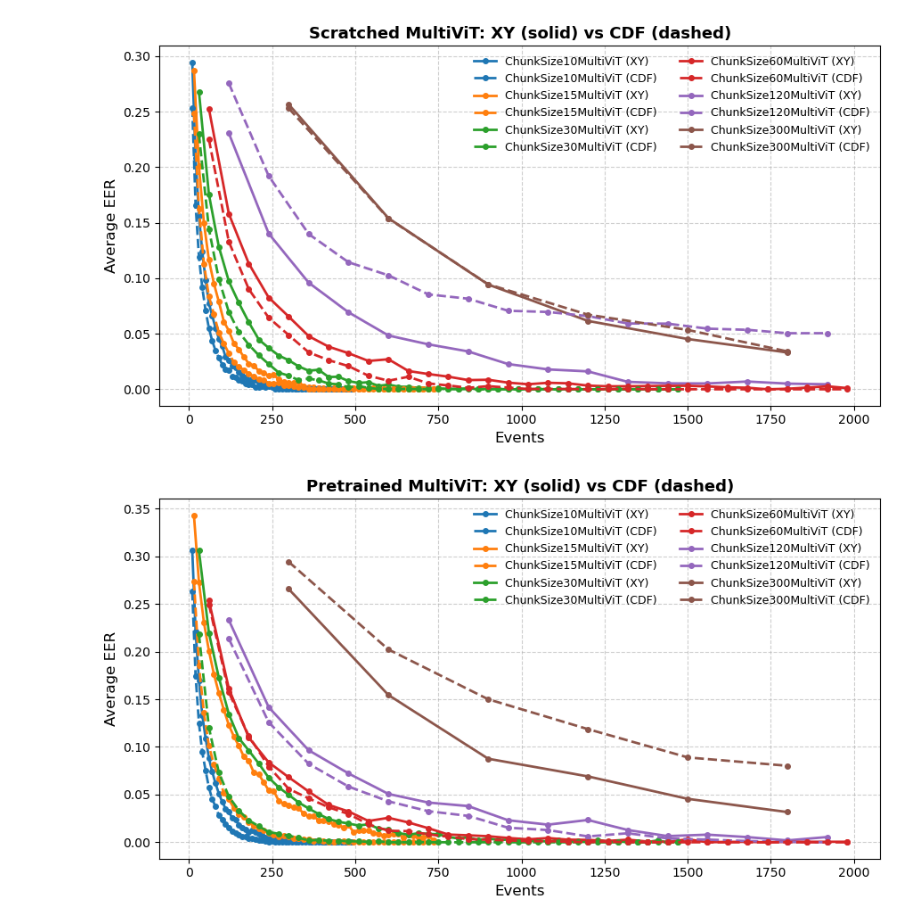
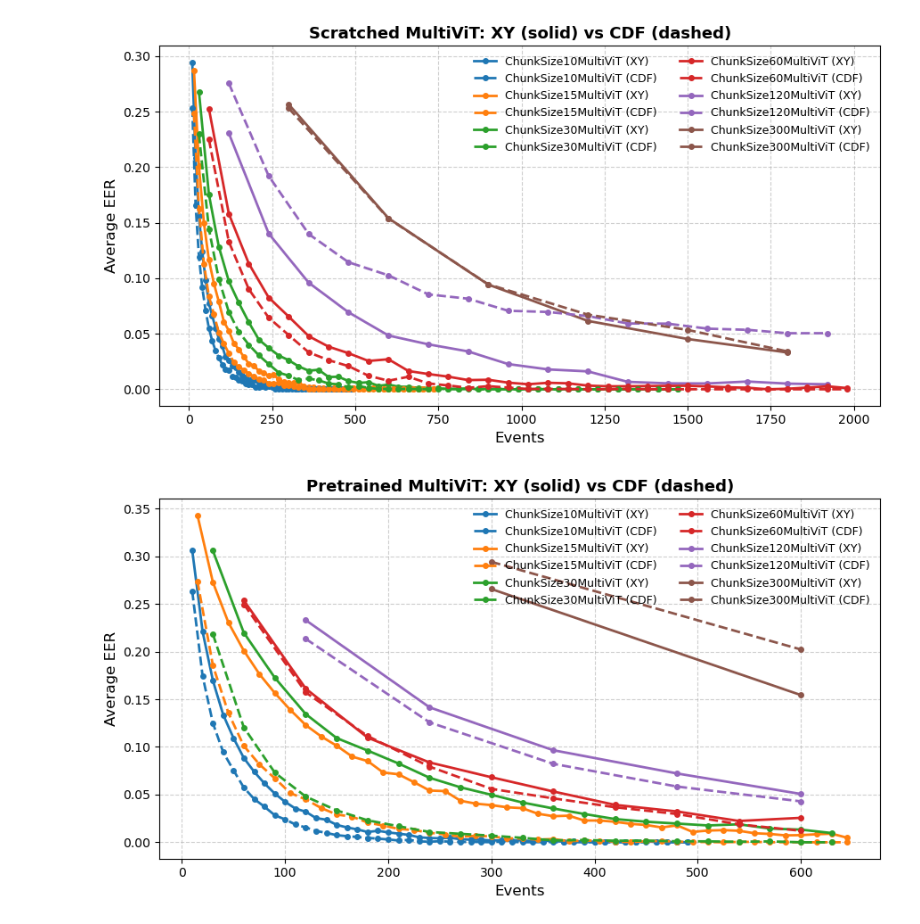
Before and after one commit to S-lijun/Mouse_Dynamics, a Jupyter notebook: Visualization.ipynb, the cells around one changed output. Drawn from its saved outputs; the diff is of its cells as text; code cells hidden in the pictures.

```diff
--- a/Visualization.ipynb
+++ b/Visualization.ipynb
@@ -497,9 +496,9 @@ plot_chunk_xy_cdf_curves(
 # %%
 plot_chunk_xy_cdf_curves(
     xy_dir="Visualization/Chunking/Balabit/train_multi_Pretrained_ViT/XYPlot",
     cdf_dir="Visualization/Chunking/Balabit/train_multi_Pretrained_ViT/cdf",
     title="Pretrained MultiViT: XY (solid) vs CDF (dashed)",
-    max_event=2000
+    max_event=650
 )
 # %% [output]
-[figure, old version]
+[figure, new version]
```
Also changed, not shown: parts of 1 cell of this notebook, 1 other file.
